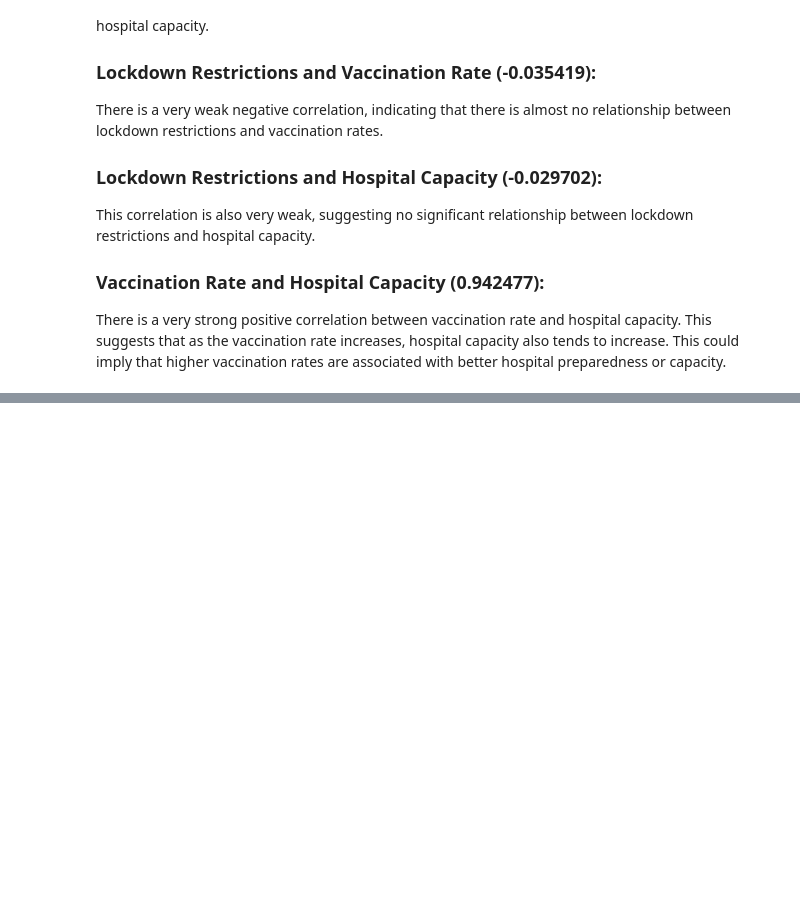
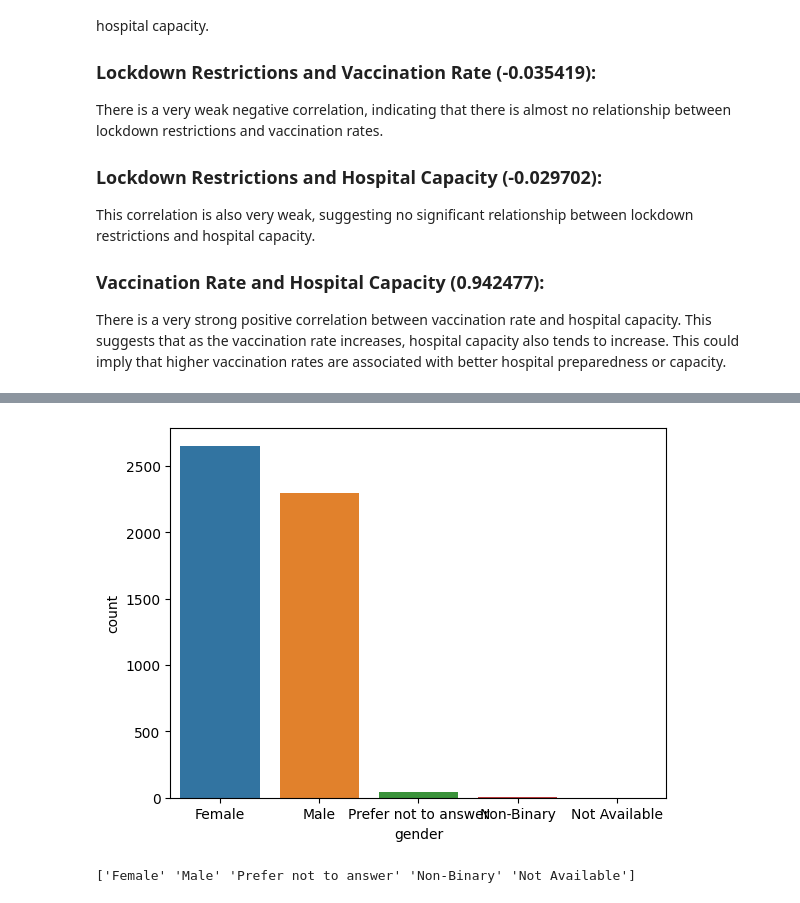
Before and after one commit to ogutu-23/Covid-19-Pandemic, a Jupyter notebook: index.ipynb, the cells around one changed output, grey strips where cells are left out. Drawn from its saved outputs; the diff is of its cells as text; code cells hidden in the pictures; blank space fills up the shorter version.

```diff
--- a/index.ipynb
+++ b/index.ipynb
@@ -606,0 +608,18 @@ There is a very strong positive correlation between vaccination rate and hospita
+# %%
+# Convert the Gender column to categorical
+merged_df['gender'] = merged_df['gender'].astype('category')
+# %%
+# Convert the 'Gender' column to string if it's not already:
+merged_df['gender'] = merged_df['gender'].astype(str)
+
+# Create the count plot:
+sns.countplot(x='gender', data=merged_df)
+plt.show()
+# %% [output]
+[figure, added]
+# %%
+# printing unique values in column gender
+unique_genders = merged_df['gender'].unique()
+print(unique_genders)
+# %% [output]
+['Female' 'Male' 'Prefer not to answer' 'Non-Binary' 'Not Available']
```
Also changed, not shown: parts of 28 cells of this notebook.
